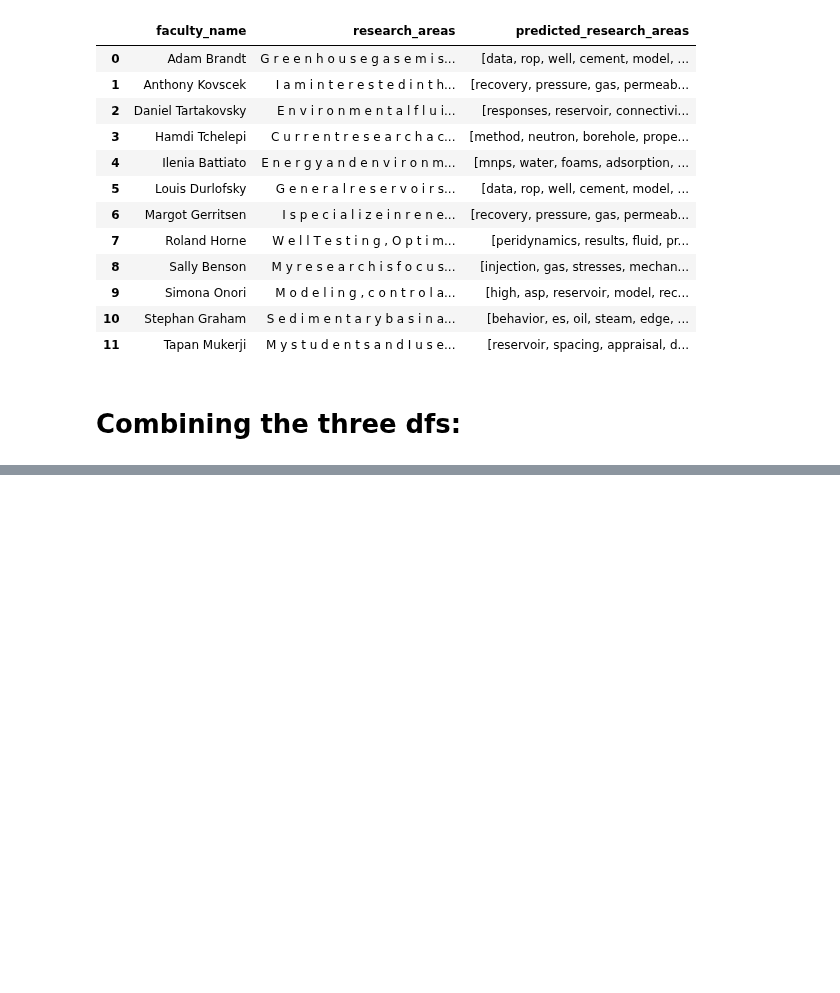
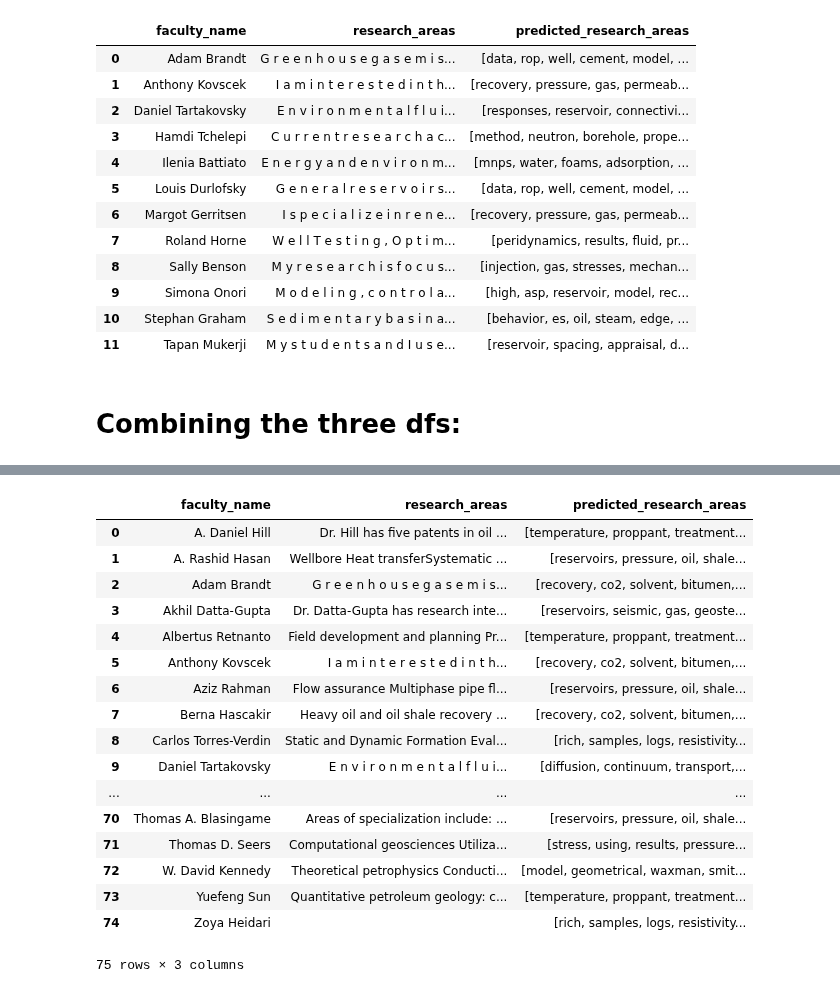
Before and after one commit to neha8anand/professor-profiler, a Jupyter notebook: src/model_test.ipynb, the cells around one changed output, grey strips where cells are left out. Saved outputs shown, nothing was run; the diff lists cells and outputs as text; code cells hidden in the pictures; blank space fills up the shorter version.

Commit message:
Add pge_model and pge_database

```diff
--- a/src/model_test.ipynb
+++ b/src/model_test.ipynb
@@ -393,3 +393,15 @@ stanford_df[['faculty_name', 'research_areas', 'predicted_research_areas']]
 | 11 | Tapan Mukerji | M y s t u d e n t s a n d I u s e... | [reservoir, spacing, appraisal, d... |
 # %% [markdown]
 # Combining the three dfs:
+# %%
+from combine_databases import add_database
+from model import get_data, MyModel
+
+current_db_path = '../data/ut_database.json'
+new_db_paths = ['../data/stanford_database.json', '../data/tamu_database.json']
+combined_db_path = '../data/pge_database.json'
+add_database(current_db_path, new_db_paths, combined_db_path)
+# %%
+vectorizer, matrix = get_data(combined_db_path)
+model = MyModel(13)
+y_pred = model.fit_predict(matrix)
@@ -395,0 +419,3 @@ stanford_df[['faculty_name', 'research_areas', 'predicted_research_areas']]
+# %%
+top_ten_features = model.top_n_features(vectorizer.vocabulary_, 10)
+top_ten_features
@@ -395,0 +440,24 @@ stanford_df[['faculty_name', 'research_areas', 'predicted_research_areas']]
+# %%
+pge_df = database_cleaner('../data/pge_database.json')
+pge_df = pge_df[['faculty_name', 'research_areas', 'paper_titles', 'abstracts']]
+pge_df['predicted_research_areas'] = [top_ten_features[num] for num in y_pred]
+pge_df[['faculty_name', 'research_areas', 'predicted_research_areas']]
+# %% [output]
+|  | faculty_name | research_areas | predicted_research_areas |
+| 0 | A. Daniel Hill | Dr. Hill has five patents in oil ... | [temperature, proppant, treatment... |
+| 1 | A. Rashid Hasan | Wellbore Heat transferSystematic ... | [reservoirs, pressure, oil, shale... |
+| 2 | Adam Brandt | G r e e n h o u s e g a s e m i s... | [recovery, co2, solvent, bitumen,... |
+| 3 | Akhil Datta-Gupta | Dr. Datta-Gupta has research inte... | [reservoirs, seismic, gas, geoste... |
+| 4 | Albertus Retnanto | Field development and planning Pr... | [temperature, proppant, treatment... |
+| 5 | Anthony Kovscek | I a m i n t e r e s t e d i n t h... | [recovery, co2, solvent, bitumen,... |
+| 6 | Aziz Rahman | Flow assurance Multiphase pipe fl... | [reservoirs, pressure, oil, shale... |
+| 7 | Berna Hascakir | Heavy oil and oil shale recovery ... | [recovery, co2, solvent, bitumen,... |
+| 8 | Carlos Torres-Verdin | Static and Dynamic Formation Eval... | [rich, samples, logs, resistivity... |
+| 9 | Daniel Tartakovsky | E n v i r o n m e n t a l f l u i... | [diffusion, continuum, transport,... |
+| ... | ... | ... | ... |
+| 70 | Thomas A. Blasingame | Areas of specialization include: ... | [reservoirs, pressure, oil, shale... |
+| 71 | Thomas D. Seers | Computational geosciences Utiliza... | [stress, using, results, pressure... |
+| 72 | W. David Kennedy | Theoretical petrophysics Conducti... | [model, geometrical, waxman, smit... |
+| 73 | Yuefeng Sun | Quantitative petroleum geology: c... | [temperature, proppant, treatment... |
+| 74 | Zoya Heidari |  | [rich, samples, logs, resistivity... |
+75 rows × 3 columns
```
Also changed, not shown: parts of 3 cells of this notebook, 7 other files.
